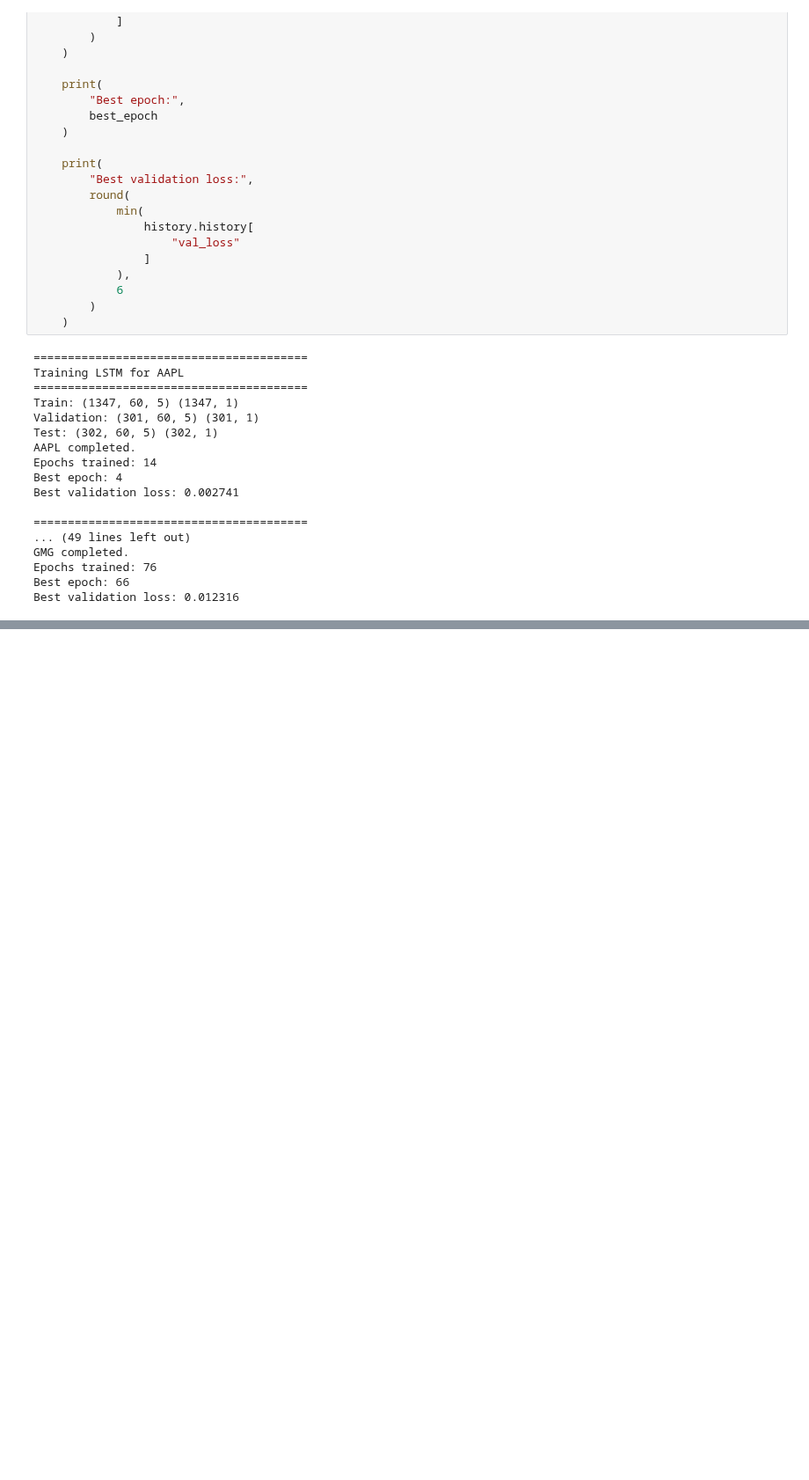
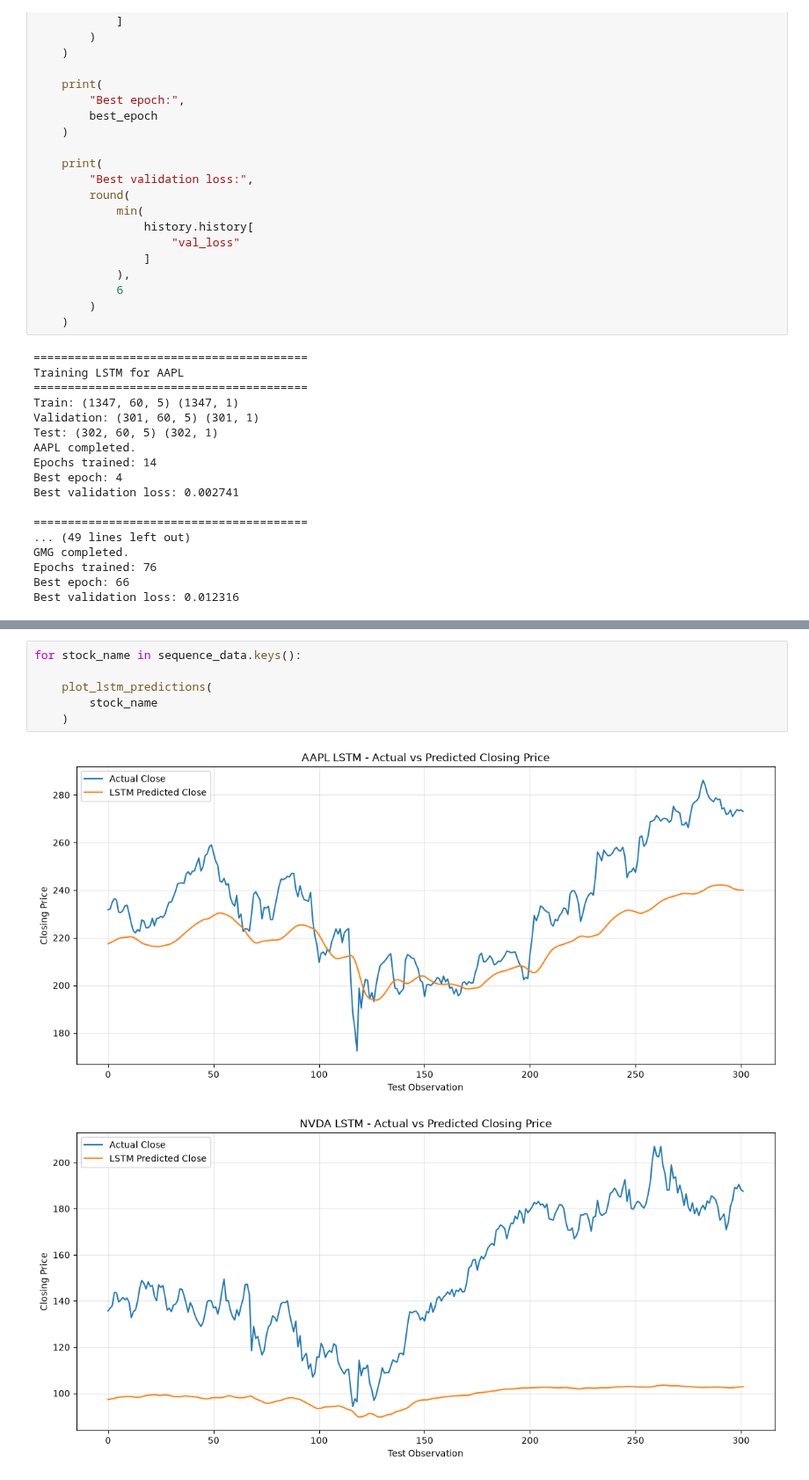
Before and after one commit to ClaraNguyen9130/AI-Powered-Stock-Market-Prediction, a Jupyter notebook: COMP8851_Major Project.ipynb, the cells around one changed output, grey strips where cells are left out. Shown at 88% size. Cells and saved outputs as stored; diff of their text form; blank space fills up the shorter version.

```diff
--- a/COMP8851_Major Project.ipynb
+++ b/COMP8851_Major Project.ipynb
@@ -1096,0 +1207,9 @@ Best validation loss: 0.012316
+# %%
+for stock_name in sequence_data.keys():
+
+    plot_lstm_predictions(
+        stock_name
+    )
+# %% [output]
+[figure, added]
+[figure, added]
```
Also changed, not shown: parts of 4 cells of this notebook.
